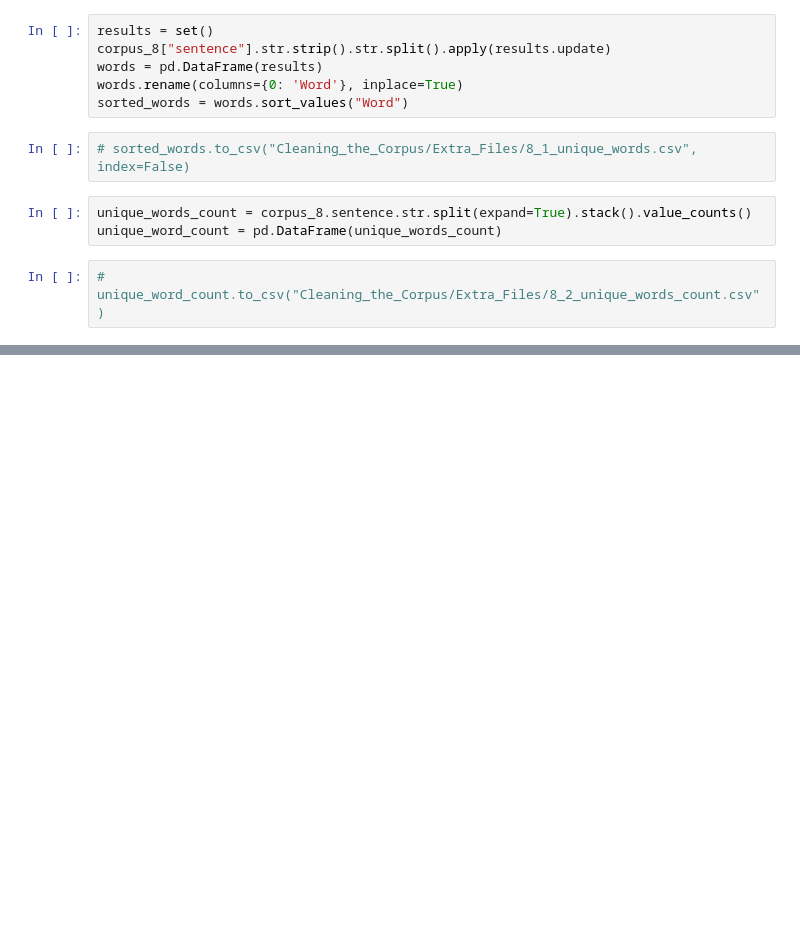
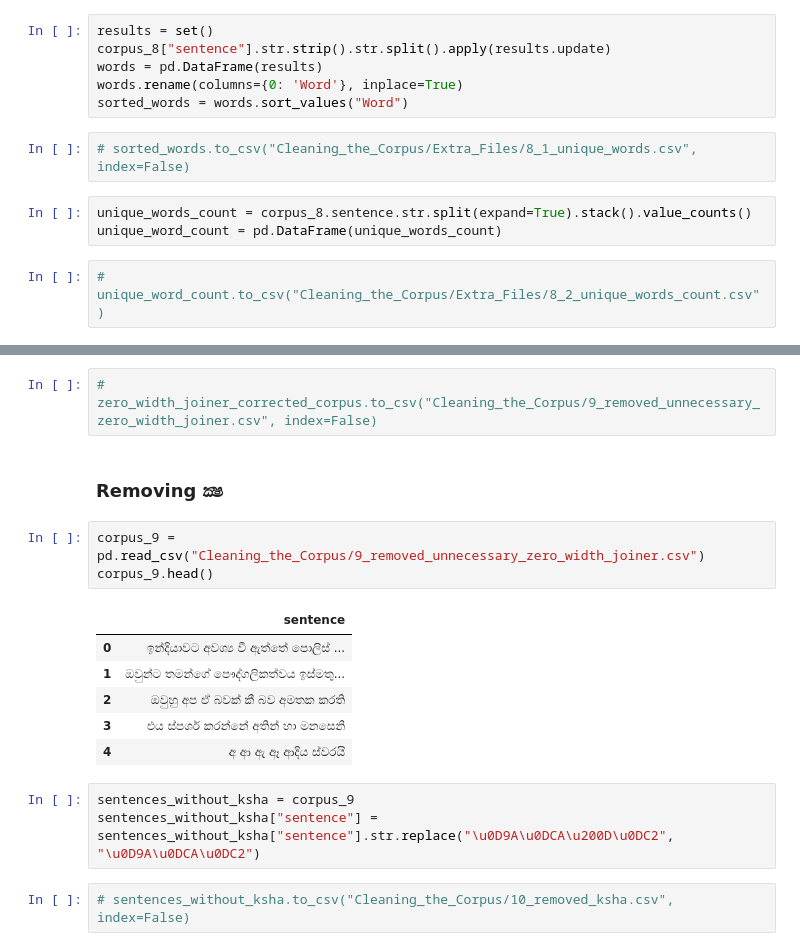
Before and after one commit to SinSpeech-Development/Kalaya-Text-Corpus, a Jupyter notebook: Cleaning the Text Corpus.ipynb, the cells around one changed output, grey strips where cells are left out. Saved outputs shown, nothing was run; the diff lists cells and outputs as text; blank space fills up the shorter version.

```diff
--- a/Cleaning the Text Corpus.ipynb
+++ b/Cleaning the Text Corpus.ipynb
@@ -167,0 +250,19 @@ unique_word_count = pd.DataFrame(unique_words_count)
+# %%
+# zero_width_joiner_corrected_corpus.to_csv("Cleaning_the_Corpus/9_removed_unnecessary_zero_width_joiner.csv", index=False)
+# %% [markdown]
+### Removing ක්‍ෂ
+# %%
+corpus_9 = pd.read_csv("Cleaning_the_Corpus/9_removed_unnecessary_zero_width_joiner.csv")
+corpus_9.head()
+# %% [output]
+|  | sentence |
+| 0 | ඉන්දියාවට අවශ්‍ය වී ඇත්තේ පොලිස් ... |
+| 1 | ඔවුන්ට තමන්ගේ පෞද්ගලිකත්වය ඉස්මතු... |
+| 2 | ඔවුහු අප ඒ බවක් කී බව අමතක කරති |
+| 3 | එය ස්පර්ශ කරන්නේ අතින් හා මනසෙනි |
+| 4 | අ ආ ඇ ඈ ආදිය ස්වරයි |
+# %%
+sentences_without_ksha = corpus_9
+sentences_without_ksha["sentence"] = sentences_without_ksha["sentence"].str.replace("\u0D9A\u0DCA\u200D\u0DC2", "\u0D9A\u0DCA\u0DC2")
+# %%
+# sentences_without_ksha.to_csv("Cleaning_the_Corpus/10_removed_ksha.csv", index=False)
```
Also changed, not shown: parts of 36 cells of this notebook, 11 other files.
